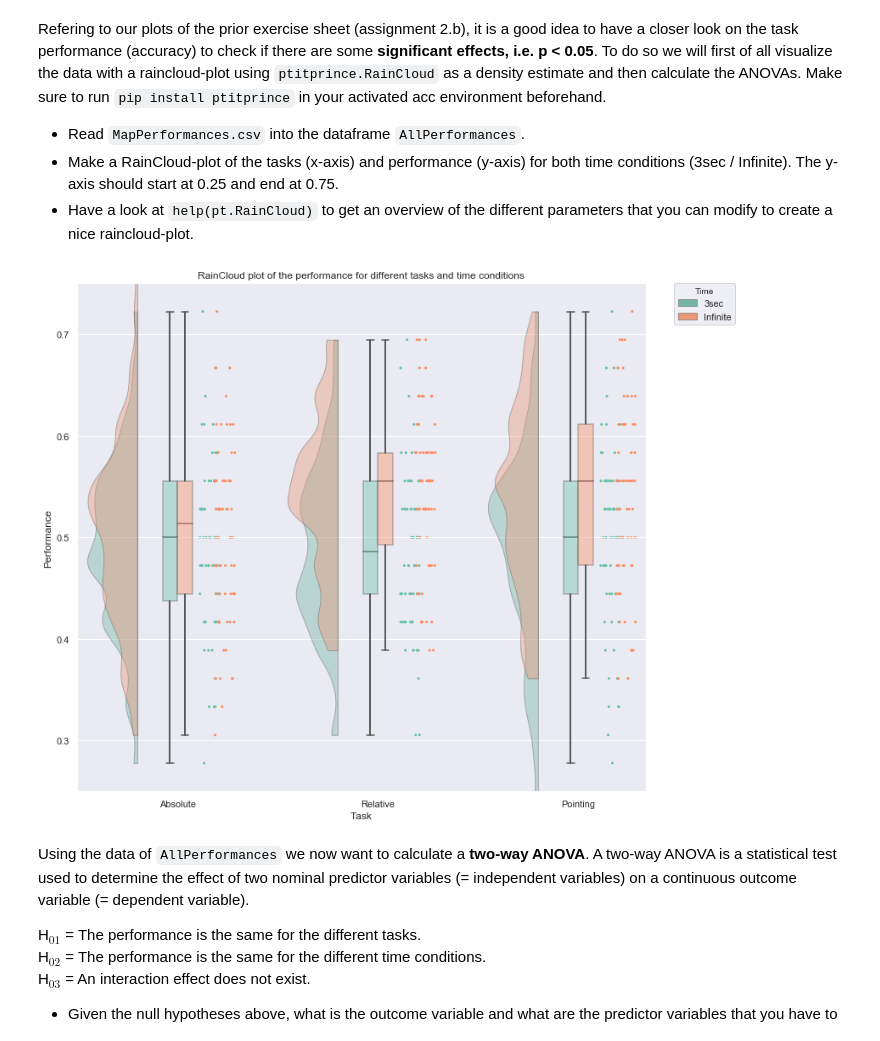
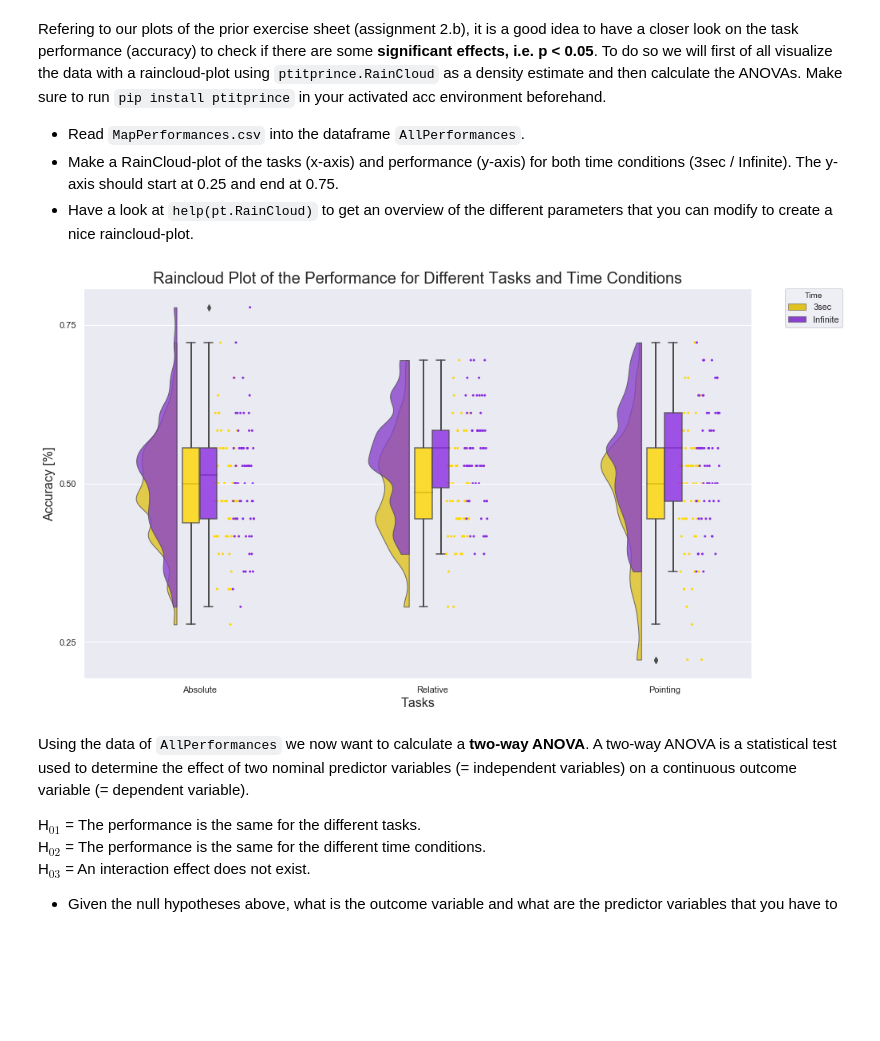
Before and after one commit to NBP-ACC/week-6-acc_01, a Jupyter notebook: sheet04.ipynb, the cells around one changed output. Drawn from its saved outputs; the diff is of its cells as text; code cells hidden in the pictures; blank space fills up the shorter version.

````diff
--- a/sheet04.ipynb
+++ b/sheet04.ipynb
@@ -98,19 +101,21 @@ Refering to our plots of the prior exercise sheet (assignment 2.b), it is a good
 - Make a RainCloud-plot of the tasks (x-axis) and performance (y-axis) for both time conditions (3sec / Infinite). The y-axis should start at 0.25 and end at 0.75.
 - Have a look at ```help(pt.RainCloud)``` to get an overview of the different parameters that you can modify to create a nice raincloud-plot.
 # %%
-# get the path to the MapPerformances
-PERFPATH = os.getcwd()+ "/Data/MapPerformances.csv"
-# read the csv file into a data frame
-AllPerformances = pd.read_csv(PERFPATH)
+# read the csv file into a dataframe
+AllPerformances = pd.read_csv('Data/MapPerformances.csv')
 
-# create raincloud plot
-ax = pt.RainCloud(x='Task', y='Performance', hue='Time', data=AllPerformances, move=0.2, dodge=True, width_viol =0.5,
-                  alpha=0.4)
+# plot RainCloud
+fig = pt.RainCloud(x='Task', y='Performance', hue='Time', data=AllPerformances,
+                   move=.15, dodge=True, alpha=.8, offset=.1, palette = ['gold', 'blueviolet'],
+                   width_viol =0.35, scale='area', figsize=(15,9))
 
-# set plot title and y-axis
-ax.set(title="RainCloud plot of the performance for different tasks and time conditions", ylim=[0.25, 0.75]);
+# set plot title and other stuff
+fig.set_title('Raincloud Plot of the Performance for Different Tasks and Time Conditions', fontsize=20)
+fig.set_ylabel('Accuracy [%]', fontsize=16)
+fig.set_xlabel('Tasks', fontsize=16)
+fig.set_yticks(np.arange(0.25, .76, step=0.25));
 # %% [output]
-[figure, old version]
+[figure, new version]
 # %% [markdown]
 Using the data of ```AllPerformances``` we now want to calculate a **two-way ANOVA**. A two-way ANOVA is a statistical test used to determine the effect of two nominal predictor variables (= independent variables) on a continuous outcome variable (= dependent variable).
 
````
Also changed, not shown: parts of 35 cells of this notebook.
